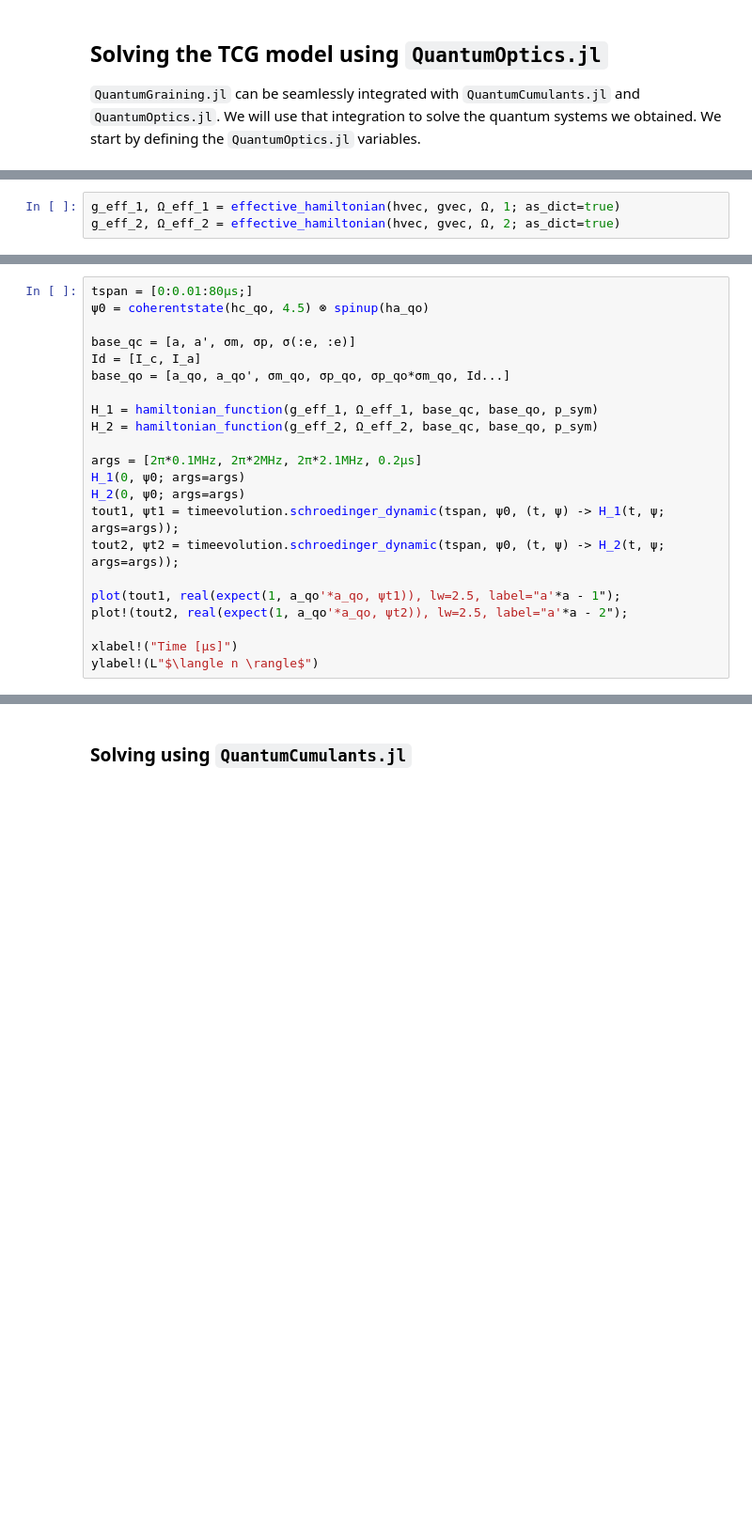
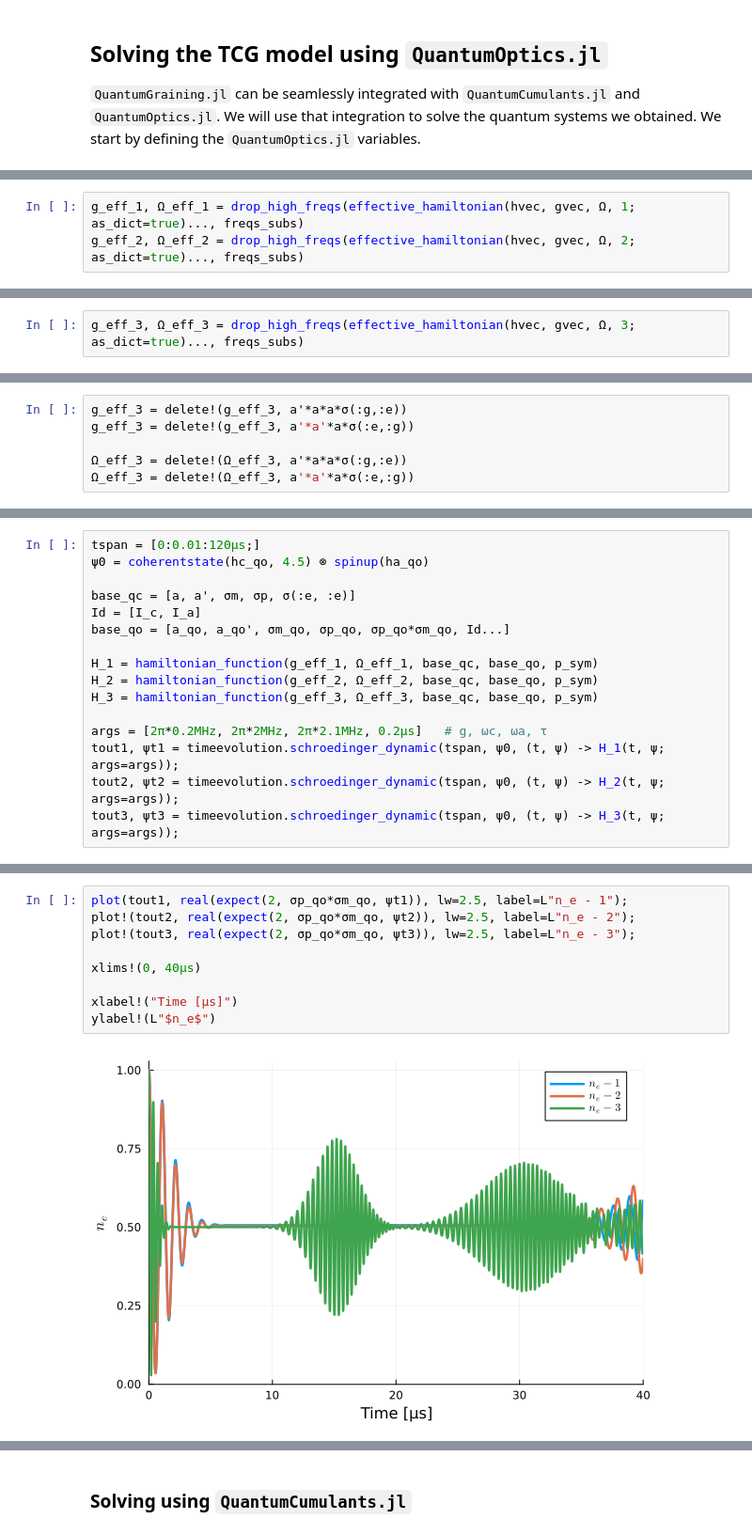
Before and after one commit to leonbello/QuantumGraining.jl, a Jupyter notebook: notebooks/rabi-model_tcg.ipynb, the cells around one changed output, grey strips where cells are left out. Shown at 94% size. Saved outputs shown, nothing was run; the diff lists cells and outputs as text; blank space fills up the shorter version.

Commit message:
Additional debugging
Fixed notebook and fixed `drop_high_freqs`

```diff
--- a/notebooks/rabi-model_tcg.ipynb
+++ b/notebooks/rabi-model_tcg.ipynb
@@ -359,6 +382,6 @@ g \\
 \end{equation}
  $$
 # %%
-g_eff_1, Ω_eff_1 = effective_hamiltonian(hvec, gvec, Ω, 1; as_dict=true)
-g_eff_2, Ω_eff_2 = effective_hamiltonian(hvec, gvec, Ω, 2; as_dict=true)
+g_eff_1, Ω_eff_1 = drop_high_freqs(effective_hamiltonian(hvec, gvec, Ω, 1; as_dict=true)..., freqs_subs)
+g_eff_2, Ω_eff_2 = drop_high_freqs(effective_hamiltonian(hvec, gvec, Ω, 2; as_dict=true)..., freqs_subs)
 # %% [output]
@@ -365,0 +393,2 @@ g_eff_2, Ω_eff_2 = effective_hamiltonian(hvec, gvec, Ω, 2; as_dict=true)
+# %%
+g_eff_3, Ω_eff_3 = drop_high_freqs(effective_hamiltonian(hvec, gvec, Ω, 3; as_dict=true)..., freqs_subs)
@@ -365,0 +442,6 @@ g_eff_2, Ω_eff_2 = effective_hamiltonian(hvec, gvec, Ω, 2; as_dict=true)
+# %%
+g_eff_3 = delete!(g_eff_3, a'*a*a*σ(:g,:e))
+g_eff_3 = delete!(g_eff_3, a'*a'*a*σ(:e,:g))
+
+Ω_eff_3 = delete!(Ω_eff_3, a'*a*a*σ(:g,:e))
+Ω_eff_3 = delete!(Ω_eff_3, a'*a'*a*σ(:e,:g))
@@ -366,5 +455,5 @@ g_eff_2, Ω_eff_2 = effective_hamiltonian(hvec, gvec, Ω, 2; as_dict=true)
 # %%
-tspan = [0:0.01:80μs;]
+tspan = [0:0.01:120μs;]
 ψ0 = coherentstate(hc_qo, 4.5) ⊗ spinup(ha_qo)
 
 base_qc = [a, a', σm, σp, σ(:e, :e)]
@@ -373,15 +462,9 @@ base_qo = [a_qo, a_qo', σm_qo, σp_qo, σp_qo*σm_qo, Id...]
 
 H_1 = hamiltonian_function(g_eff_1, Ω_eff_1, base_qc, base_qo, p_sym)
 H_2 = hamiltonian_function(g_eff_2, Ω_eff_2, base_qc, base_qo, p_sym)
+H_3 = hamiltonian_function(g_eff_3, Ω_eff_3, base_qc, base_qo, p_sym)
 
-args = [2π*0.1MHz, 2π*2MHz, 2π*2.1MHz, 0.2μs]
-H_1(0, ψ0; args=args)
-H_2(0, ψ0; args=args)
+args = [2π*0.2MHz, 2π*2MHz, 2π*2.1MHz, 0.2μs]   # g, ωc, ωa, τ
 tout1, ψt1 = timeevolution.schroedinger_dynamic(tspan, ψ0, (t, ψ) -> H_1(t, ψ; args=args));
 tout2, ψt2 = timeevolution.schroedinger_dynamic(tspan, ψ0, (t, ψ) -> H_2(t, ψ; args=args));
-
-plot(tout1, real(expect(1, a_qo'*a_qo, ψt1)), lw=2.5, label="a'*a - 1");
-plot!(tout2, real(expect(1, a_qo'*a_qo, ψt2)), lw=2.5, label="a'*a - 2");
-
-xlabel!("Time [μs]")
-ylabel!(L"$\langle n \rangle$")
+tout3, ψt3 = timeevolution.schroedinger_dynamic(tspan, ψ0, (t, ψ) -> H_3(t, ψ; args=args));
@@ -389,0 +471,11 @@ ylabel!(L"$\langle n \rangle$")
+# %%
+plot(tout1, real(expect(2, σp_qo*σm_qo, ψt1)), lw=2.5, label=L"n_e - 1");
+plot!(tout2, real(expect(2, σp_qo*σm_qo, ψt2)), lw=2.5, label=L"n_e - 2");
+plot!(tout3, real(expect(2, σp_qo*σm_qo, ψt3)), lw=2.5, label=L"n_e - 3");
+
+xlims!(0, 40μs)
+
+xlabel!("Time [μs]")
+ylabel!(L"$n_e$")
+# %% [output]
+[figure, added]
```
Also changed, not shown: parts of 35 cells of this notebook, 7 other files.
